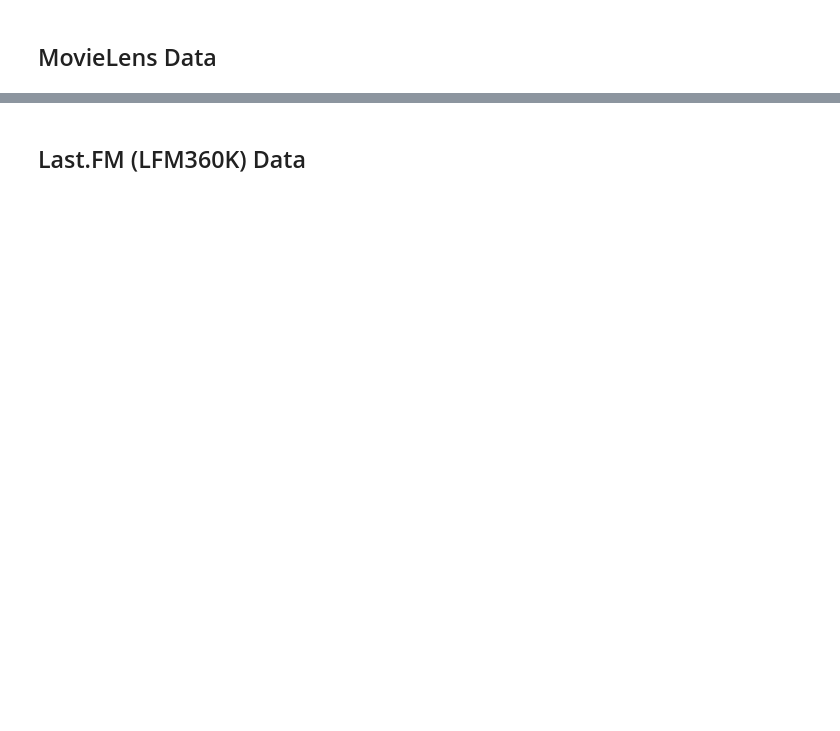
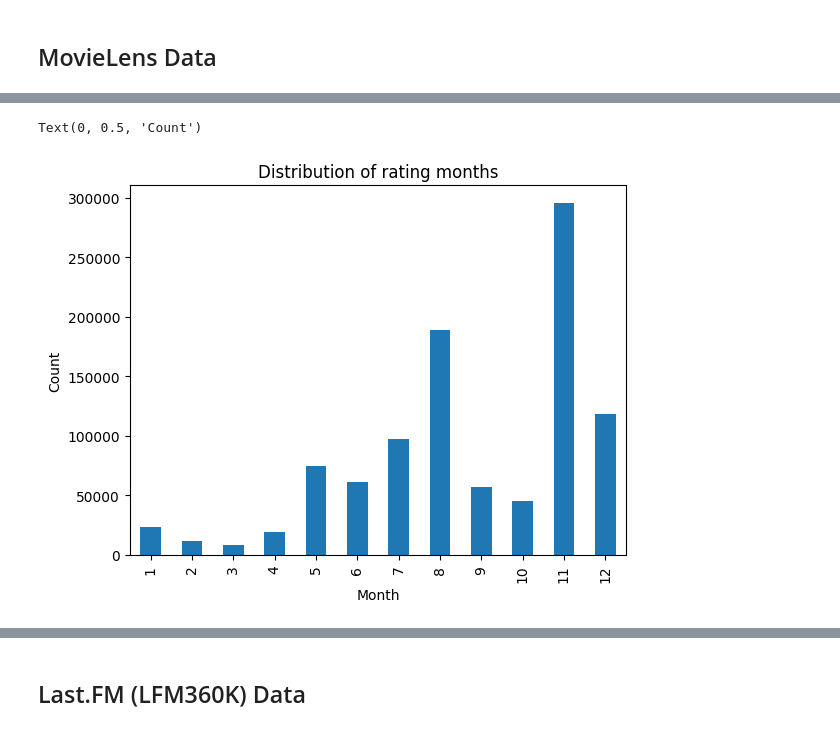
Before and after one commit to michael-garciaperez/DSC180A-Methodology-5, a Jupyter notebook: DSC180B_EDA_V1.ipynb, the cells around one changed output, grey strips where cells are left out. Saved outputs shown, nothing was run; the diff lists cells and outputs as text; code cells hidden in the pictures; blank space fills up the shorter version.

```diff
--- a/DSC180B_EDA_V1.ipynb
+++ b/DSC180B_EDA_V1.ipynb
@@ -51,0 +88,11 @@ movies_df = pd.read_csv(movies_file, sep="::", engine="python", header=None, nam
+# %%
+# Plot months of rating
+datetime.dt.month.value_counts().sort_index().plot(kind='bar')
+plt.title('Distribution of rating months')
+plt.xlabel('Month')
+plt.ylabel('Count')
+
+# Most ratings are from November
+# %% [output]
+Text(0, 0.5, 'Count')
+[figure, added]
```
Also changed, not shown: parts of 20 cells of this notebook.
